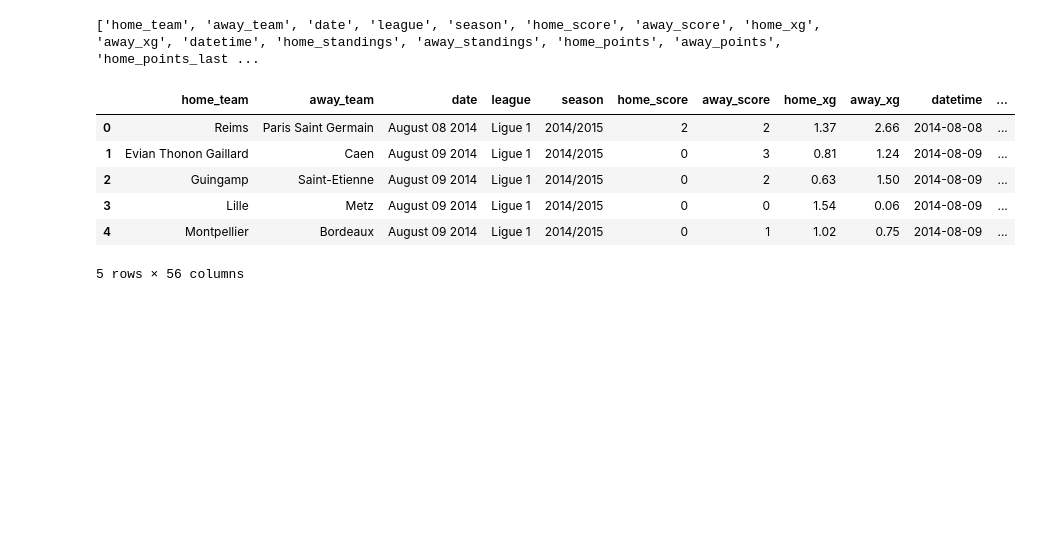
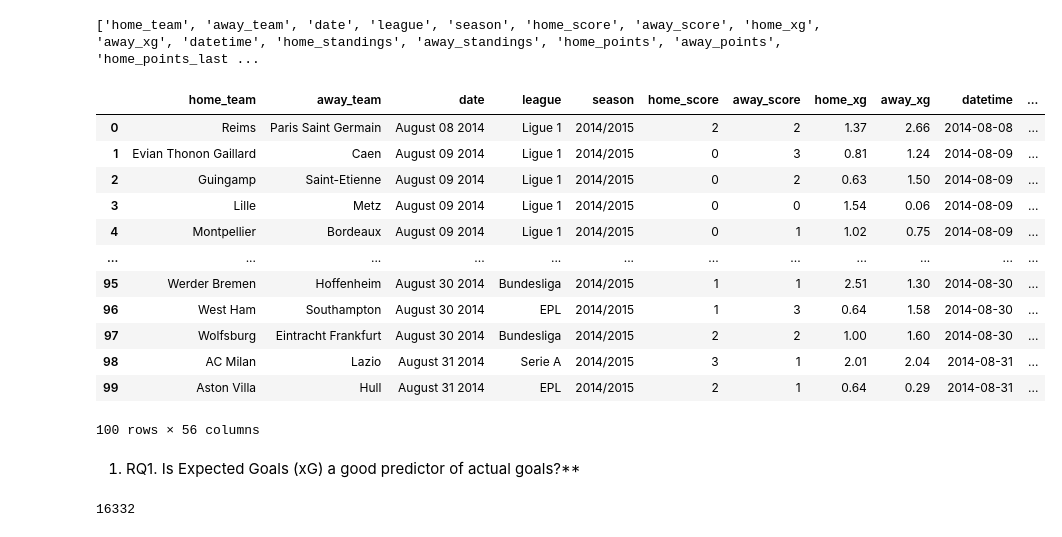
Before and after one commit to magrimuc/prj-2-eda-sql-football-matches-statistics, a Jupyter notebook: Berni_notebook.ipynb, the cells around one changed output. Cells and saved outputs as stored; diff of their text form; code cells hidden in the pictures; blank space fills up the shorter version.

```diff
--- a/Berni_notebook.ipynb
+++ b/Berni_notebook.ipynb
@@ -197,12 +197,31 @@ print(clean_df.columns.tolist())
 # %% [output]
 ['home_team', 'away_team', 'date', 'league', 'season', 'home_score', 'away_score', 'home_xg', 'away_xg', 'datetime', 'home_standings', 'away_standings', 'home_points', 'away_points', 'home_points_last ...
 # %%
-clean_df.head()
+clean_df.head(100)
 # %% [output]
 |  | home_team | away_team | date | league | season | home_score | away_score | home_xg | away_xg | datetime | ... |
 | 0 | Reims | Paris Saint Germain | August 08 2014 | Ligue 1 | 2014/2015 | 2 | 2 | 1.37 | 2.66 | 2014-08-08 | ... |
 | 1 | Evian Thonon Gaillard | Caen | August 09 2014 | Ligue 1 | 2014/2015 | 0 | 3 | 0.81 | 1.24 | 2014-08-09 | ... |
 | 2 | Guingamp | Saint-Etienne | August 09 2014 | Ligue 1 | 2014/2015 | 0 | 2 | 0.63 | 1.50 | 2014-08-09 | ... |
 | 3 | Lille | Metz | August 09 2014 | Ligue 1 | 2014/2015 | 0 | 0 | 1.54 | 0.06 | 2014-08-09 | ... |
 | 4 | Montpellier | Bordeaux | August 09 2014 | Ligue 1 | 2014/2015 | 0 | 1 | 1.02 | 0.75 | 2014-08-09 | ... |
+| ... | ... | ... | ... | ... | ... | ... | ... | ... | ... | ... | ... |
+| 95 | Werder Bremen | Hoffenheim | August 30 2014 | Bundesliga | 2014/2015 | 1 | 1 | 2.51 | 1.30 | 2014-08-30 | ... |
+| 96 | West Ham | Southampton | August 30 2014 | EPL | 2014/2015 | 1 | 3 | 0.64 | 1.58 | 2014-08-30 | ... |
+| 97 | Wolfsburg | Eintracht Frankfurt | August 30 2014 | Bundesliga | 2014/2015 | 2 | 2 | 1.00 | 1.60 | 2014-08-30 | ... |
+| 98 | AC Milan | Lazio | August 31 2014 | Serie A | 2014/2015 | 3 | 1 | 2.01 | 2.04 | 2014-08-31 | ... |
+| 99 | Aston Villa | Hull | August 31 2014 | EPL | 2014/2015 | 2 | 1 | 0.64 | 0.29 | 2014-08-31 | ... |
-5 rows × 56 columns
+100 rows × 56 columns
+# %% [markdown]
+1. RQ1. Is Expected Goals (xG) a good predictor of actual goals?**
+# %%
+import sqlite3
+import pandas as pd
+
+# Crea/conecta a una base de datos (se guarda como archivo .db en tu carpeta)
+conn = sqlite3.connect("football.db")
+
+# Vuelca clean_df como tabla SQL llamada "matches"
+clean_df.to_sql("matches", conn, if_exists="replace", index=False)
+# %% [output]
+16332
```
Also changed, not shown: parts of 19 cells of this notebook.
